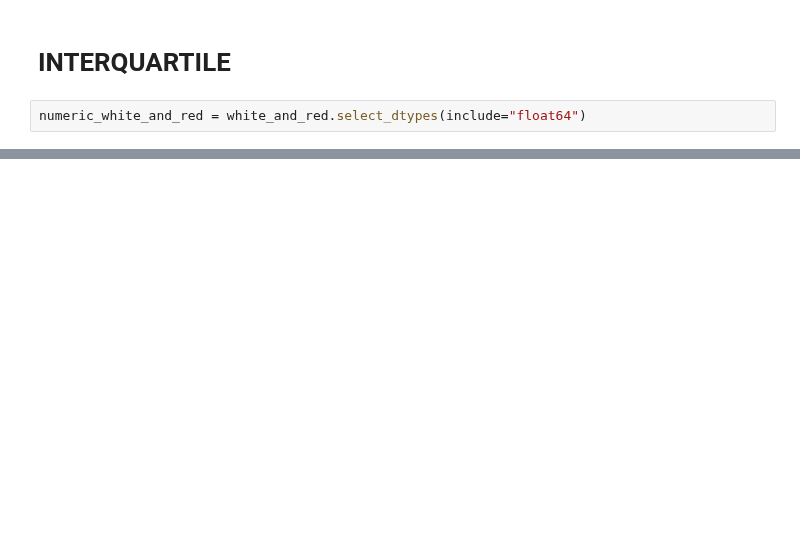
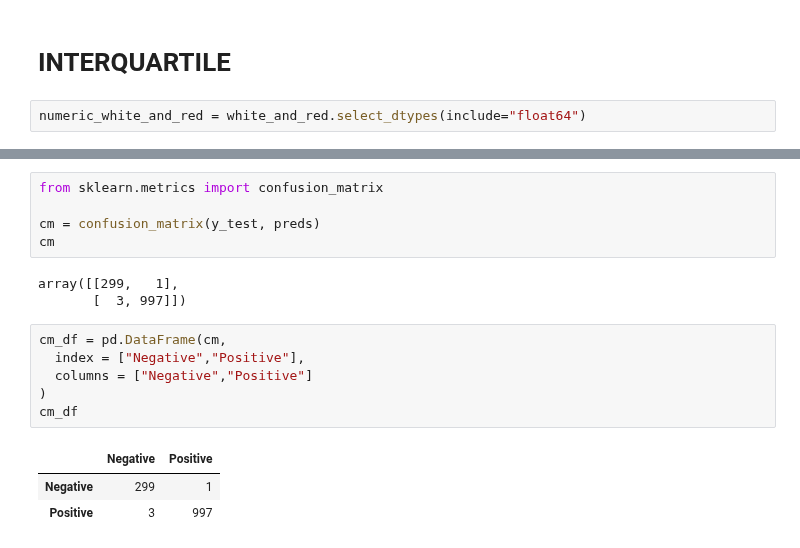
Before and after one commit to AlexIchie-coder/Projects, a Jupyter notebook: Blueberry_project.ipynb, the cells around one changed output, grey strips where cells are left out. Drawn from its saved outputs; the diff is of its cells as text; blank space fills up the shorter version.

```diff
--- a/Blueberry_project.ipynb
+++ b/Blueberry_project.ipynb
@@ -573,0 +662,18 @@ acc
+# %%
+from sklearn.metrics import confusion_matrix
+
+cm = confusion_matrix(y_test, preds)
+cm
+# %% [output]
+array([[299,   1],
+       [  3, 997]])
+# %%
+cm_df = pd.DataFrame(cm,
+  index = ["Negative","Positive"],
+  columns = ["Negative","Positive"]
+)
+cm_df
+# %% [output]
+|  | Negative | Positive |
+| Negative | 299 | 1 |
+| Positive | 3 | 997 |
```
Also changed, not shown: parts of 77 cells of this notebook.
